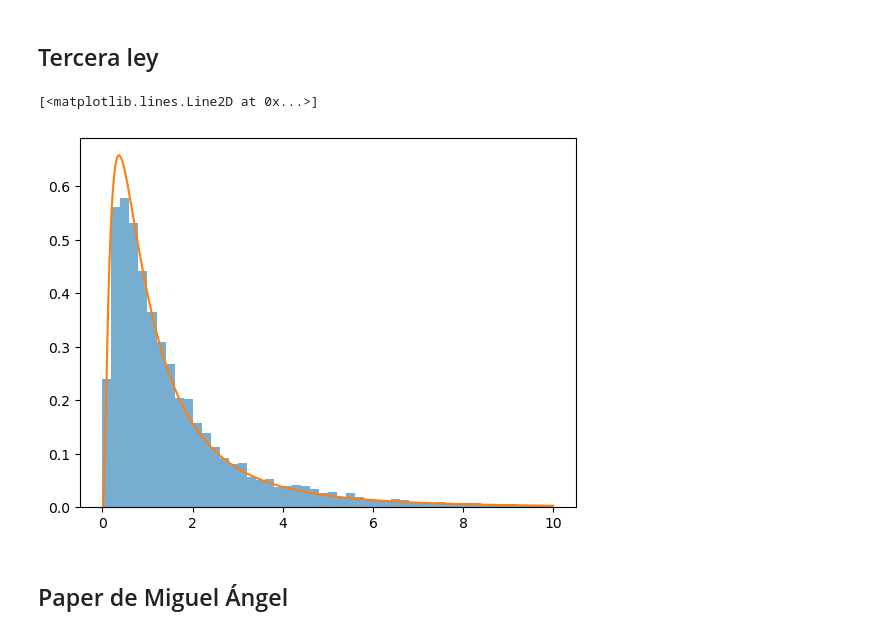
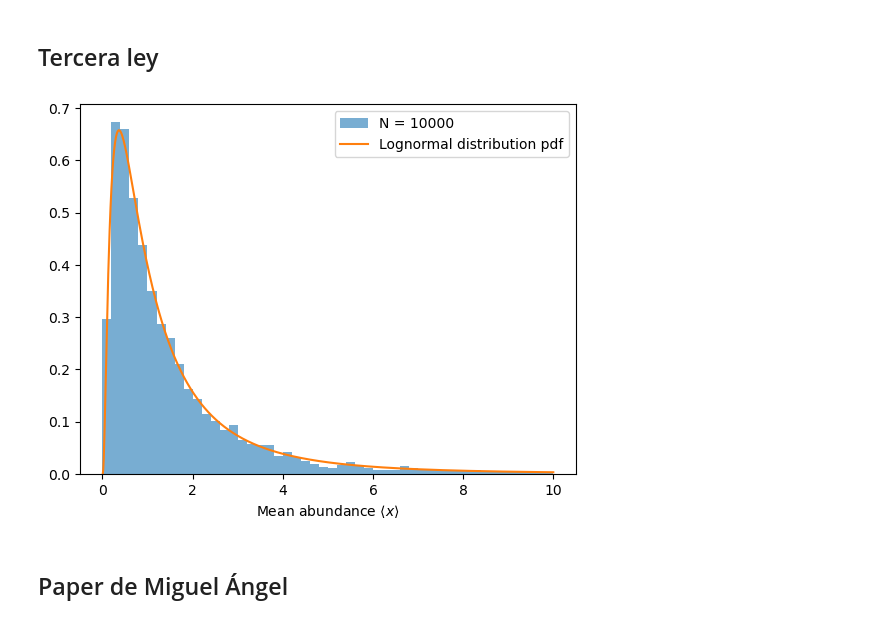
Before and after one commit to OlmoGH/Simulaciones, a Jupyter notebook: Random Walk/macroecological.ipynb, the cells around one changed output. Cells and saved outputs as stored; diff of their text form; code cells hidden in the pictures.

```diff
--- a/Random Walk/macroecological.ipynb
+++ b/Random Walk/macroecological.ipynb
@@ -154,15 +154,19 @@ def third_law(x_0, steps, dt, params):
     tau, K_range, sigma = params
     N = np.shape(x_0)[0]
     x = x_0
+    mean_abundance = np.zeros(N)
+    avg_steps = int(0.7 * steps)
 
     for i in range(1, steps):
         epsilon = np.random.standard_normal(N)
         for j in range(N):
 
-            # Y finalmente promediamos las dos
             x[j] += dt *drift(x[j], tau, K_range[j]) + np.sqrt(dt) * diffusion(x[j], tau, sigma, epsilon[i])
+            if i > 0.3 * steps:
+                mean_abundance[j] += x[j]
 
-    return x
+    mean_abundance = mean_abundance/avg_steps
+    return mean_abundance
 # %% [markdown]
 ## Primera ley
 # %%
@@ -204,7 +212,7 @@ std:  0.3526355102257869
 ## Segunda ley
 # %%
 tau_range = 1 / np.linspace(2, 0.1, 100)
-K_range = np.sqrt(np.linspace(1, 1000, 100))
+K_range = np.logspace(0, 3, 100)
 sigma_range = np.sqrt(np.linspace(0, 3, 100))
 
 N = 100
@@ -225,14 +233,24 @@ for i in range(len(variable)):
     x = samples(x_0, steps, dt, params)
     mean[i] = x.mean()
     var[i] = x.var()
-    print("Ejecutado paso ", i)
+    if 10 * i % len(variable) == 0:
+        print("Ejecutado paso ", i, "/", len(variable))
 
-plt.plot(mean**2, var, 'b.')
+# Sample plot
+plt.loglog(mean**2, var, 'b.', alpha=0.8, label="Samples")
 plt.xlabel(r"Mean$^2$")
 plt.ylabel("Variance")
-x_lim = plt.gca().get_xlim()
-x_range = np.linspace(x_lim[0], x_lim[1], 100)
-y_range = sigma / (2 * tau) * x_range
-plt.plot(x_range, y_range, 'r', label=r"$y = 2x$")
+plt.grid(True, alpha=0.3)
+
+# Curve fit
+def f(x, a, b):
+    return b * x + a
+log_mean = np.log(mean**2)
+log_var = np.log(var)
+popt, pcov = sc.optimize.curve_fit(f, log_mean, log_var)
+
+y_pred = np.exp(popt[0]) * mean**(2 * popt[1])
+plt.loglog(mean**2, y_pred, 'r', label=rf"$y = {np.exp(popt[0]):.3f} \cdot x^{{{popt[1]:.3f}}}$")
 plt.legend()
+plt.show()
 # %% [output]
@@ -260,25 +270,27 @@ Ejecutado paso  99
 # %%
 N = 10000
 K_range = np.random.lognormal(mean=0, sigma=1, size=N)
 x_0 = np.ones(N)
 steps = 3000
 dt = 0.1
 tau = 4
 sigma = 1
 
-x = third_law(x_0, steps, dt, (tau, K_range, sigma))
+x_mean = third_law(x_0, steps, dt, (tau, K_range, sigma))
 
-_, bins, _  = plt.hist(x, bins=50, density=True, alpha=0.6, label=f"N = {N}", range=[0, 10])
+_, bins, _  = plt.hist(x_mean, bins=50, density=True, alpha=0.6, label=f"N = {N}", range=[0, 10])
 
 x_range = np.linspace(0.01, 10, 1000)
 
 loc = 0
 scale = 1
 lognormal = sc.stats.lognorm.pdf(x_range, 1)
-plt.plot(x_range, lognormal)
+plt.plot(x_range, lognormal, label="Lognormal distribution pdf")
+plt.xlabel(r"Mean abundance $\langle x \rangle$")
+plt.legend()
+plt.show()
 # %% [output]
-[<matplotlib.lines.Line2D at 0x...>]
-[figure, old version]
+[figure, new version]
 # %% [markdown]
 ## Paper de Miguel Ángel
 # %%
```
Also changed, not shown: parts of 4 cells of this notebook.
